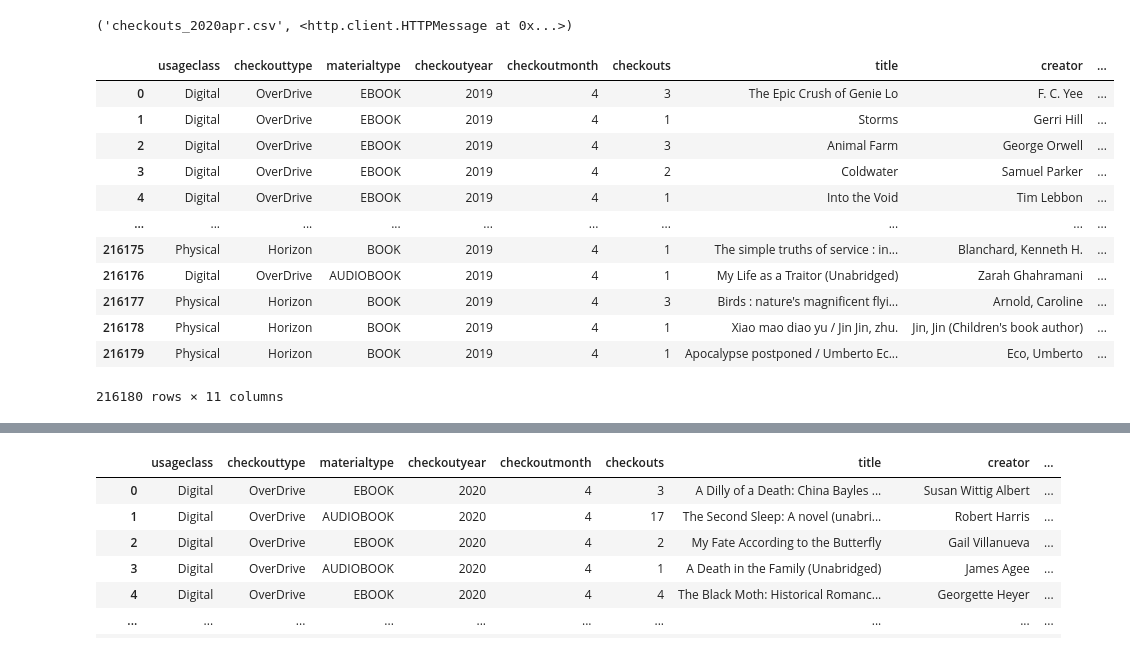
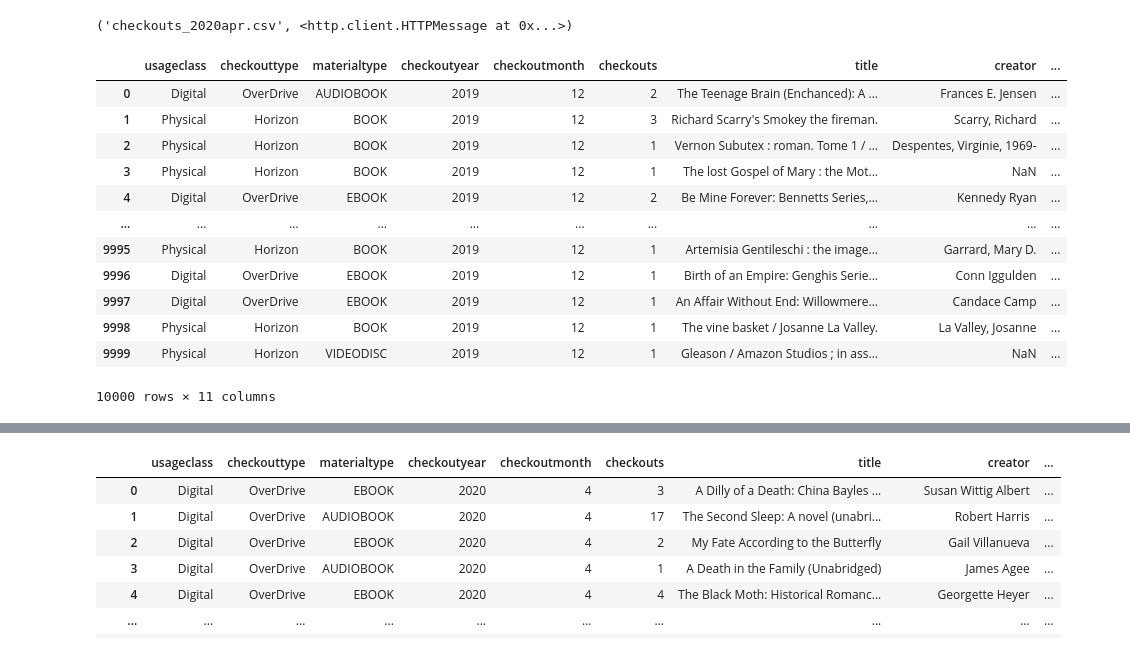
Before and after one commit to BLelgemann/WPM_T9-2, a Jupyter notebook: a2_python.ipynb, the cells around one changed output, grey strips where cells are left out. Drawn from its saved outputs; the diff is of its cells as text; code cells hidden in the pictures.

```diff
--- a/a2_python.ipynb
+++ b/a2_python.ipynb
@@ -46,18 +46,18 @@ checkouts_2019apr = pd.read_csv(checkouts_file_2019apr)
 checkouts_2020apr = pd.read_csv(checkouts_file_2020apr)
 # %%
 # Anzeigen lassen:
-checkouts_2019apr
+checkouts_2019
 # %% [output]
 |  | usageclass | checkouttype | materialtype | checkoutyear | checkoutmonth | checkouts | title | creator | ... |
-| 0 | Digital | OverDrive | EBOOK | 2019 | 4 | 3 | The Epic Crush of Genie Lo | F. C. Yee | ... |
-| 1 | Digital | OverDrive | EBOOK | 2019 | 4 | 1 | Storms | Gerri Hill | ... |
-| 2 | Digital | OverDrive | EBOOK | 2019 | 4 | 3 | Animal Farm | George Orwell | ... |
-| 3 | Digital | OverDrive | EBOOK | 2019 | 4 | 2 | Coldwater | Samuel Parker | ... |
-| 4 | Digital | OverDrive | EBOOK | 2019 | 4 | 1 | Into the Void | Tim Lebbon | ... |
+| 0 | Digital | OverDrive | AUDIOBOOK | 2019 | 12 | 2 | The Teenage Brain (Enchanced): A ... | Frances E. Jensen | ... |
+| 1 | Physical | Horizon | BOOK | 2019 | 12 | 3 | Richard Scarry's Smokey the fireman. | Scarry, Richard | ... |
+| 2 | Physical | Horizon | BOOK | 2019 | 12 | 1 | Vernon Subutex : roman. Tome 1 / ... | Despentes, Virginie, 1969- | ... |
+| 3 | Physical | Horizon | BOOK | 2019 | 12 | 1 | The lost Gospel of Mary : the Mot... | NaN | ... |
+| 4 | Digital | OverDrive | EBOOK | 2019 | 12 | 2 | Be Mine Forever: Bennetts Series,... | Kennedy Ryan | ... |
 | ... | ... | ... | ... | ... | ... | ... | ... | ... | ... |
-| 216175 | Physical | Horizon | BOOK | 2019 | 4 | 1 | The simple truths of service : in... | Blanchard, Kenneth H. | ... |
-| 216176 | Digital | OverDrive | AUDIOBOOK | 2019 | 4 | 1 | My Life as a Traitor (Unabridged) | Zarah Ghahramani | ... |
-| 216177 | Physical | Horizon | BOOK | 2019 | 4 | 3 | Birds : nature's magnificent flyi... | Arnold, Caroline | ... |
-| 216178 | Physical | Horizon | BOOK | 2019 | 4 | 1 | Xiao mao diao yu / Jin Jin, zhu. | Jin, Jin (Children's book author) | ... |
-| 216179 | Physical | Horizon | BOOK | 2019 | 4 | 1 | Apocalypse postponed / Umberto Ec... | Eco, Umberto | ... |
+| 9995 | Physical | Horizon | BOOK | 2019 | 12 | 1 | Artemisia Gentileschi : the image... | Garrard, Mary D. | ... |
+| 9996 | Digital | OverDrive | EBOOK | 2019 | 12 | 1 | Birth of an Empire: Genghis Serie... | Conn Iggulden | ... |
+| 9997 | Digital | OverDrive | EBOOK | 2019 | 12 | 1 | An Affair Without End: Willowmere... | Candace Camp | ... |
+| 9998 | Physical | Horizon | BOOK | 2019 | 12 | 1 | The vine basket / Josanne La Valley. | La Valley, Josanne | ... |
+| 9999 | Physical | Horizon | VIDEODISC | 2019 | 12 | 1 | Gleason / Amazon Studios ; in ass... | NaN | ... |
-216180 rows × 11 columns
+10000 rows × 11 columns
```
Also changed, not shown: parts of 31 cells of this notebook.
